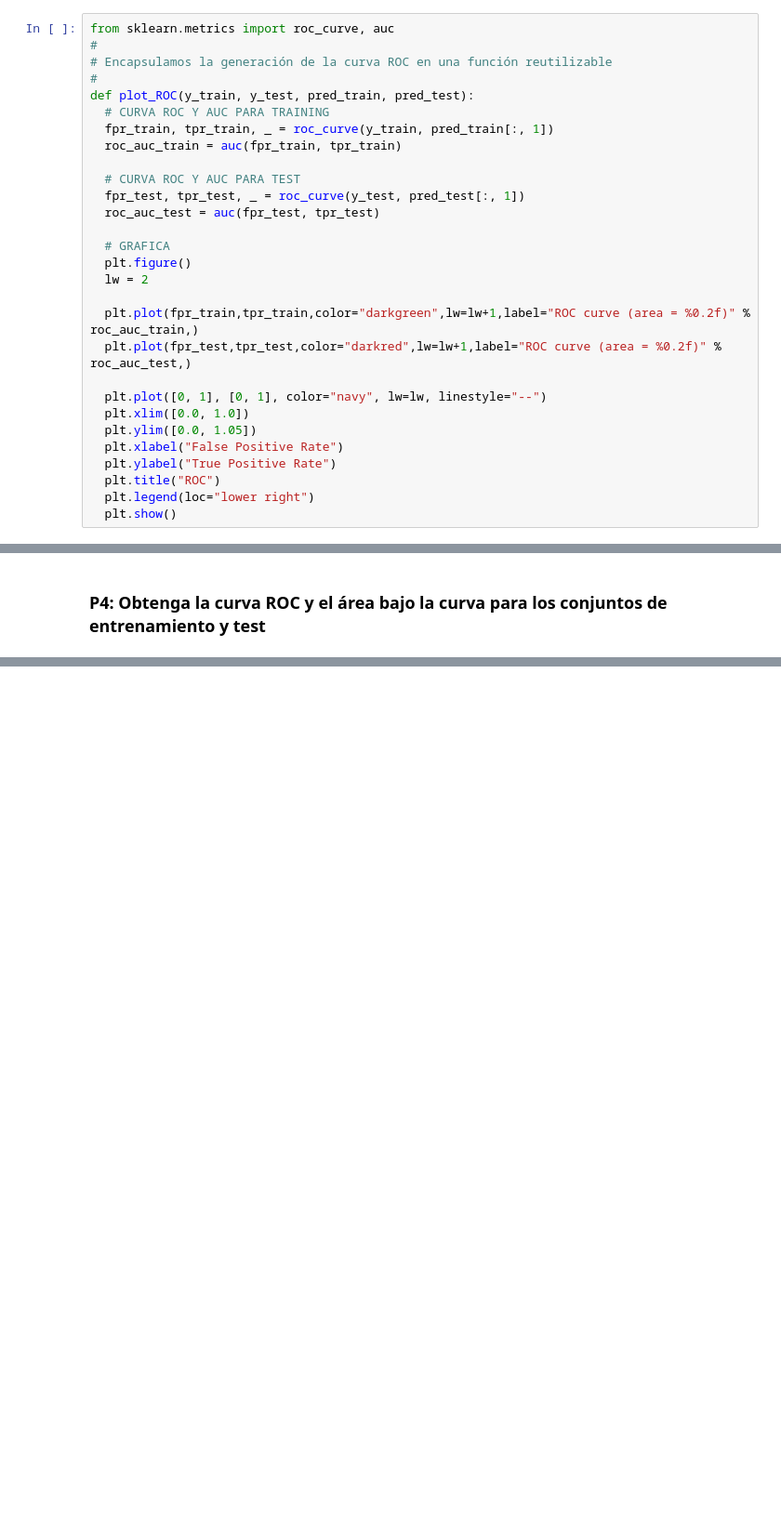
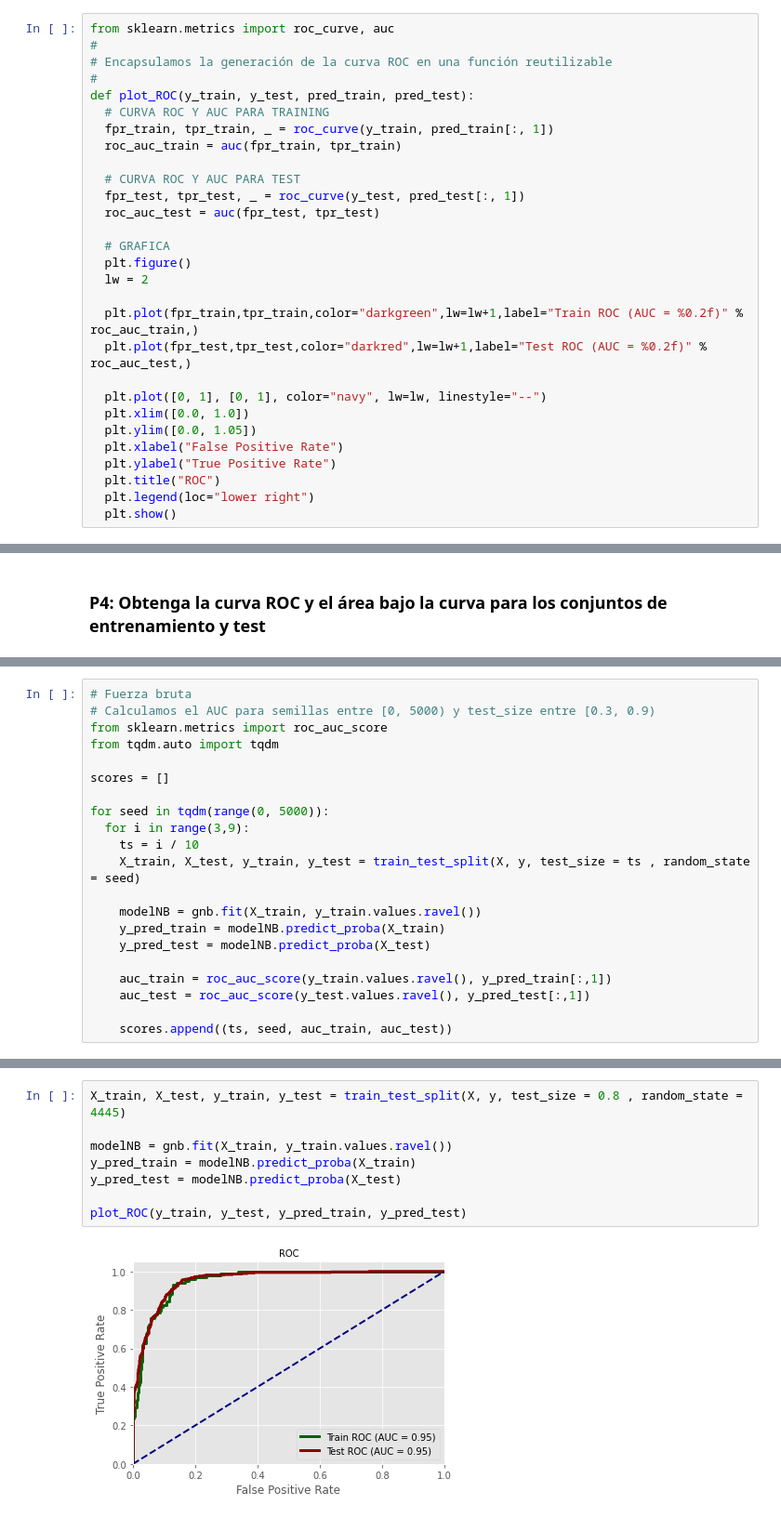
Before and after one commit to tuxsy/iebs-master-data-science, a Jupyter notebook: m04/c2/sprint/SaludFeto_AlgoritmoNaiveBayes.ipynb, the cells around one changed output, grey strips where cells are left out. Shown at 93% size. Drawn from its saved outputs; the diff is of its cells as text; blank space fills up the shorter version.

```diff
--- a/m04/c2/sprint/SaludFeto_AlgoritmoNaiveBayes.ipynb
+++ b/m04/c2/sprint/SaludFeto_AlgoritmoNaiveBayes.ipynb
@@ -340,8 +330,8 @@ def plot_ROC(y_train, y_test, pred_train, pred_test):
   plt.figure()
   lw = 2
 
-  plt.plot(fpr_train,tpr_train,color="darkgreen",lw=lw+1,label="ROC curve (area = %0.2f)" % roc_auc_train,)
-  plt.plot(fpr_test,tpr_test,color="darkred",lw=lw+1,label="ROC curve (area = %0.2f)" % roc_auc_test,)
+  plt.plot(fpr_train,tpr_train,color="darkgreen",lw=lw+1,label="Train ROC (AUC = %0.2f)" % roc_auc_train,)
+  plt.plot(fpr_test,tpr_test,color="darkred",lw=lw+1,label="Test ROC (AUC = %0.2f)" % roc_auc_test,)
 
   plt.plot([0, 1], [0, 1], color="navy", lw=lw, linestyle="--")
   plt.xlim([0.0, 1.0])
@@ -424,0 +421,21 @@ plot_ROC(y_train2, y_test2, y_pred_train2, y_pred_test2)
+# %%
+# Fuerza bruta
+# Calculamos el AUC para semillas entre [0, 5000) y test_size entre [0.3, 0.9)
+from sklearn.metrics import roc_auc_score
+from tqdm.auto import tqdm
+
+scores = []
+
+for seed in tqdm(range(0, 5000)):
+  for i in range(3,9):
+    ts = i / 10
+    X_train, X_test, y_train, y_test = train_test_split(X, y, test_size = ts , random_state = seed)
+
+    modelNB = gnb.fit(X_train, y_train.values.ravel())
+    y_pred_train = modelNB.predict_proba(X_train)
+    y_pred_test = modelNB.predict_proba(X_test)
+
+    auc_train = roc_auc_score(y_train.values.ravel(), y_pred_train[:,1])
+    auc_test = roc_auc_score(y_test.values.ravel(), y_pred_test[:,1])
+
+    scores.append((ts, seed, auc_train, auc_test))
@@ -424,0 +478,10 @@ plot_ROC(y_train2, y_test2, y_pred_train2, y_pred_test2)
+# %%
+X_train, X_test, y_train, y_test = train_test_split(X, y, test_size = 0.8 , random_state = 4445)
+
+modelNB = gnb.fit(X_train, y_train.values.ravel())
+y_pred_train = modelNB.predict_proba(X_train)
+y_pred_test = modelNB.predict_proba(X_test)
+
+plot_ROC(y_train, y_test, y_pred_train, y_pred_test)
+# %% [output]
+[figure, added]
```
Also changed, not shown: parts of 17 cells of this notebook.
